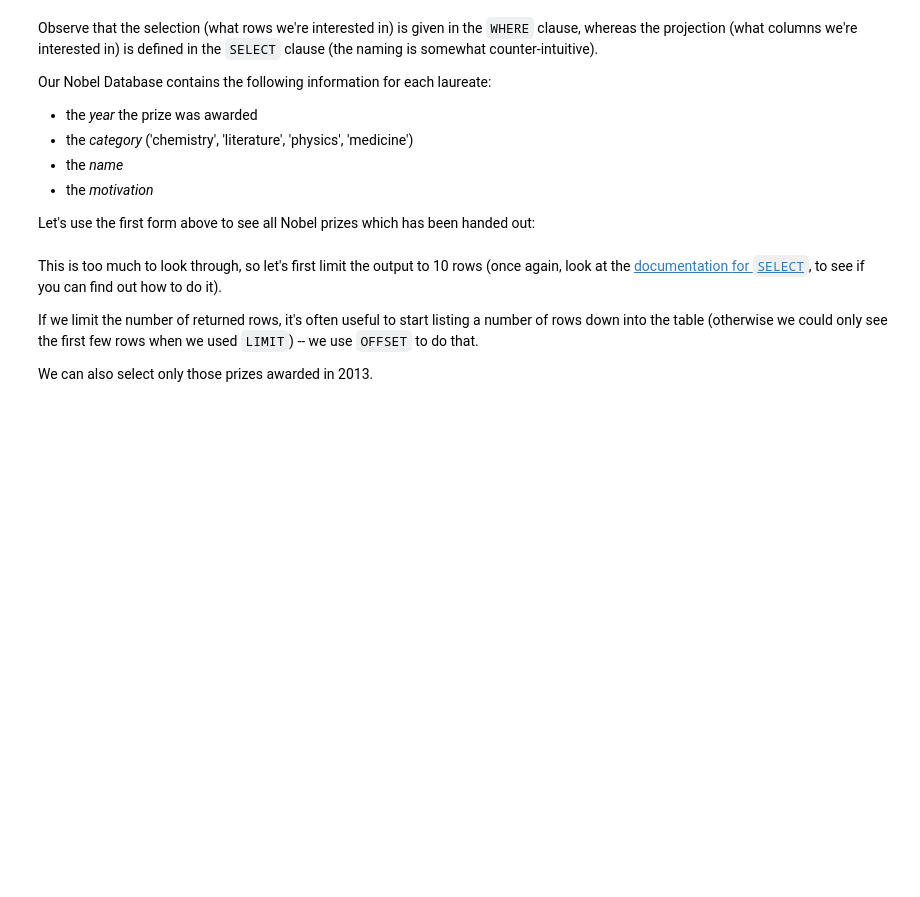
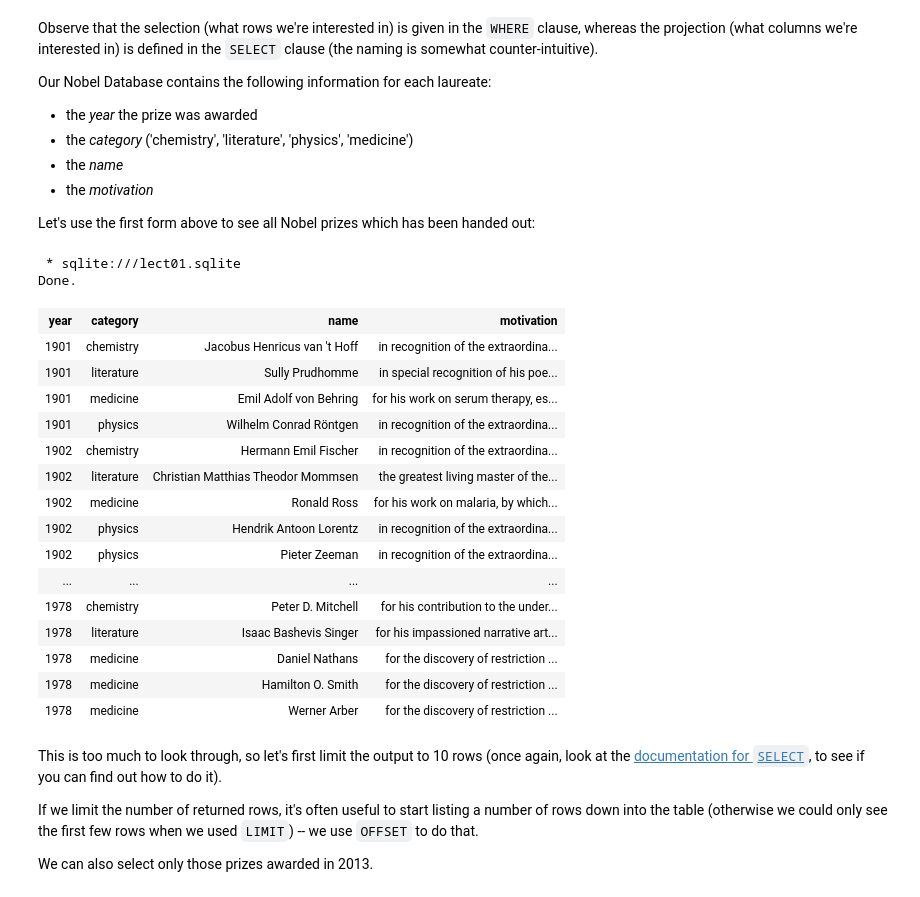
Before and after one commit to GitThisJoel/database-technology, a Jupyter notebook: lectures/1/f01-nb.ipynb, the cells around one changed output. Drawn from its saved outputs; the diff is of its cells as text; code cells hidden in the pictures; blank space fills up the shorter version.

```diff
--- a/lectures/1/f01-nb.ipynb
+++ b/lectures/1/f01-nb.ipynb
@@ -348,6 +348,27 @@ Let's use the first form above to see all Nobel prizes which
 has been handed out:
 # %%
 %%sql
+SELECT *
+FROM nobel
+# %% [output]
+ * sqlite:///lect01.sqlite
+Done.
+| year | category | name | motivation |
+| 1901 | chemistry | Jacobus Henricus van 't Hoff | in recognition of the extraordina... |
+| 1901 | literature | Sully Prudhomme | in special recognition of his poe... |
+| 1901 | medicine | Emil Adolf von Behring | for his work on serum therapy, es... |
+| 1901 | physics | Wilhelm Conrad Röntgen | in recognition of the extraordina... |
+| 1902 | chemistry | Hermann Emil Fischer | in recognition of the extraordina... |
+| 1902 | literature | Christian Matthias Theodor Mommsen | the greatest living master of the... |
+| 1902 | medicine | Ronald Ross | for his work on malaria, by which... |
+| 1902 | physics | Hendrik Antoon Lorentz | in recognition of the extraordina... |
+| 1902 | physics | Pieter Zeeman | in recognition of the extraordina... |
+| ... | ... | ... | ... |
+| 1978 | chemistry | Peter D. Mitchell | for his contribution to the under... |
+| 1978 | literature | Isaac Bashevis Singer | for his impassioned narrative art... |
+| 1978 | medicine | Daniel Nathans | for the discovery of restriction ... |
+| 1978 | medicine | Hamilton O. Smith | for the discovery of restriction ... |
+| 1978 | medicine | Werner Arber | for the discovery of restriction ... |
 # %% [markdown]
 This is too much to look through, so let's first limit the
 output to 10 rows (once again, look at the [documentation
```
Also changed, not shown: parts of 45 cells of this notebook, 1 other file.
